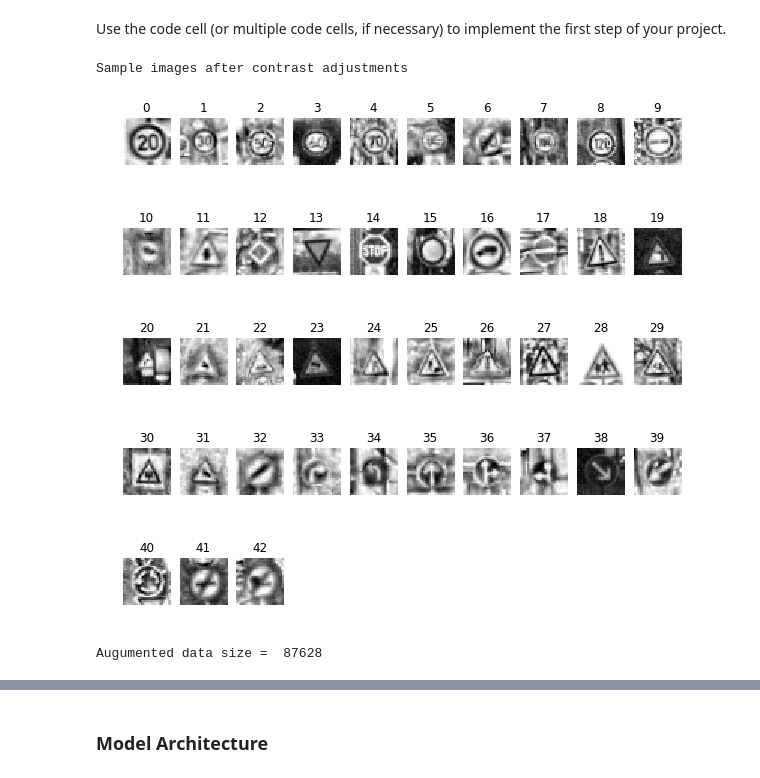
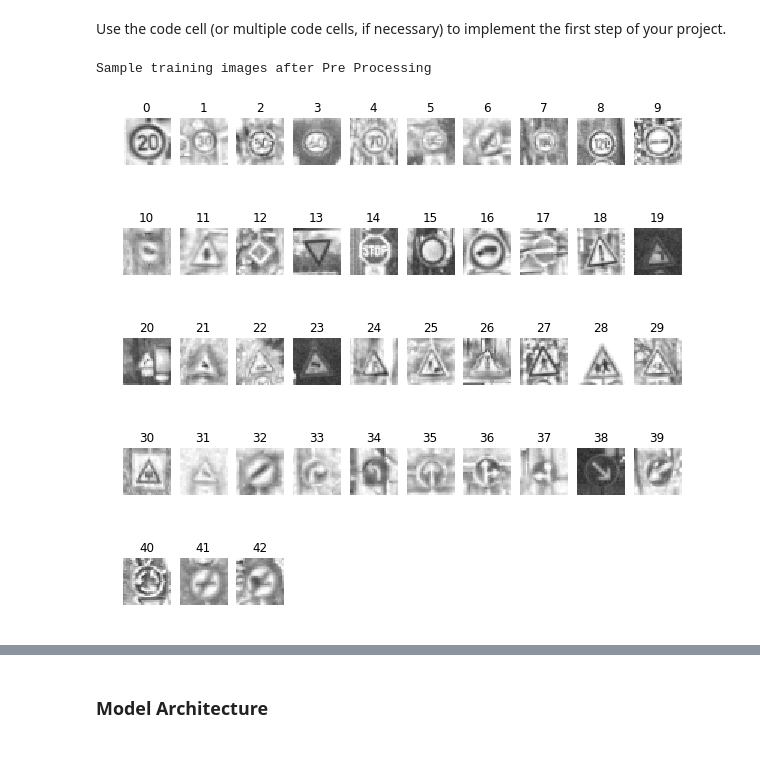
Before and after one commit to umangsa/CarND-Traffic-Sign-classification, a Jupyter notebook: Traffic_Sign_Classifier.ipynb, the cells around one changed output, grey strips where cells are left out. Saved outputs shown, nothing was run; the diff lists cells and outputs as text; code cells hidden in the pictures.

```diff
--- a/Traffic_Sign_Classifier.ipynb
+++ b/Traffic_Sign_Classifier.ipynb
@@ -142,16 +130,0 @@ plt.show()
-# %%
-# Plot histogram to show count of signs per category in the training set
-fig, ax = plt.subplots(figsize=(5, 5))
-
-# the histogram of the data
-n, bins, patches = ax.hist(y_test, bins=n_classes, normed=0, facecolor='g')
-
-ax.set_xlabel('Traffic Sign type')
-ax.set_ylabel('Count')
-ax.set_title(r'Count of traffic signs per category in training set')
-#ax.tick_params(direction='out', length=6, width=1, colors='r')
-#ax.set_xticks(bins)
-#ax.set_xticks(n_classes)
-# Tweak spacing to prevent clipping of ylabel
-fig.tight_layout()
-plt.show()
@@ -214,18 +185,6 @@ Use the code cell (or multiple code cells, if necessary) to implement the first
 ### Feel free to use as many code cells as needed.
 from sklearn.utils import shuffle
 import cv2
-
-def normalize(image):
-    '''
-    we ideally want to normalize to get the data between -1 to +1
-    However, doing so, I found that the accuracy falls sharply to 0.01
-    Keeping it between -128 to +128 gets accuracy to shootup > 0.9
-    Hence this function is not really normalize, but zero mean
-    '''
-
-    image = (image - 128.)
-    return image
-
 
 def pre_process_images(images):
     #images = (images/255.).astype(np.float32)
@@ -235,45 +194,46 @@ def pre_process_images(images):
         clahe = cv2.createCLAHE(clipLimit=2.0, tileGridSize=(5,5))
         image = clahe.apply(image)
         #image = normalize(image)
-        image = image.reshape(32,32,1)
+        #image = image.reshape(32,32,1)
+        image = cv2.cvtColor(image, cv2.COLOR_GRAY2RGB)
         processed_images.append(image)
 
     return processed_images
 
+
 X_train = pre_process_images(X_train)
-
-
-
 X_valid = pre_process_images(X_valid)
+X_test = pre_process_images(X_test)
 # %%
-print("Sample images after contrast adjustments")
+print("Sample training images after Pre Processing")
 
 fig = plt.figure(1, figsize=(10,15))
 plt.axis('off')
 i=1
 j=1
 cls = 0
 for indx in sample_index:
     image = X_train[indx]
     plt.subplot(1,10,i)
-    plt.imshow(image.reshape(32,32), cmap='gray')
+    #plt.imshow(image.reshape(32,32))
+    plt.imshow(image)
     plt.axis('off')
     plt.title(cls)
     cls += 1
 
     if i == 10:
         i = 1
         j += 1
         fig = plt.figure(j, figsize=(10,15))
     else :
         i += 1
 # %% [output]
-Sample images after contrast adjustments
+Sample training images after Pre Processing
-[figure, old version]
+[figure, new version]
-[figure, old version]
+[figure, new version]
-[figure, old version]
+[figure, new version]
-[figure, old version]
+[figure, new version]
-[figure, old version]
+[figure, new version]
 # %%
 def random_rotation(image):
     #print (image.shape)
@@ -312,7 +365,2 @@ def add_fake_data(images, labels):
 
     return new_images, new_labels
-# %%
-X_train, y_train = add_fake_data(X_train, y_train)
-print("Augumented data size = ", len(X_train))
-# %% [output]
-Augumented data size =  87628
```
Also changed, not shown: parts of 12 cells of this notebook.
